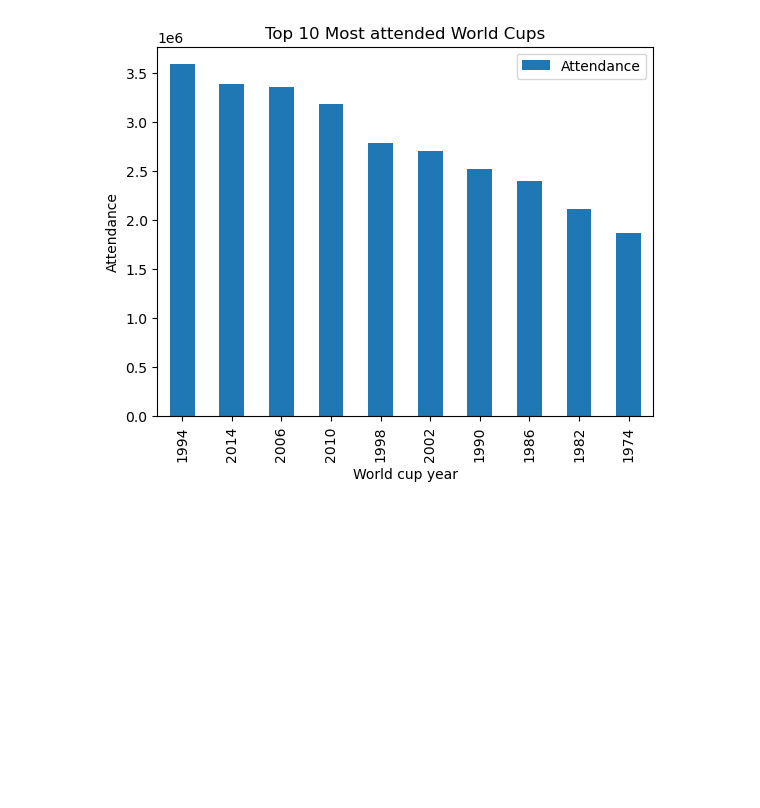
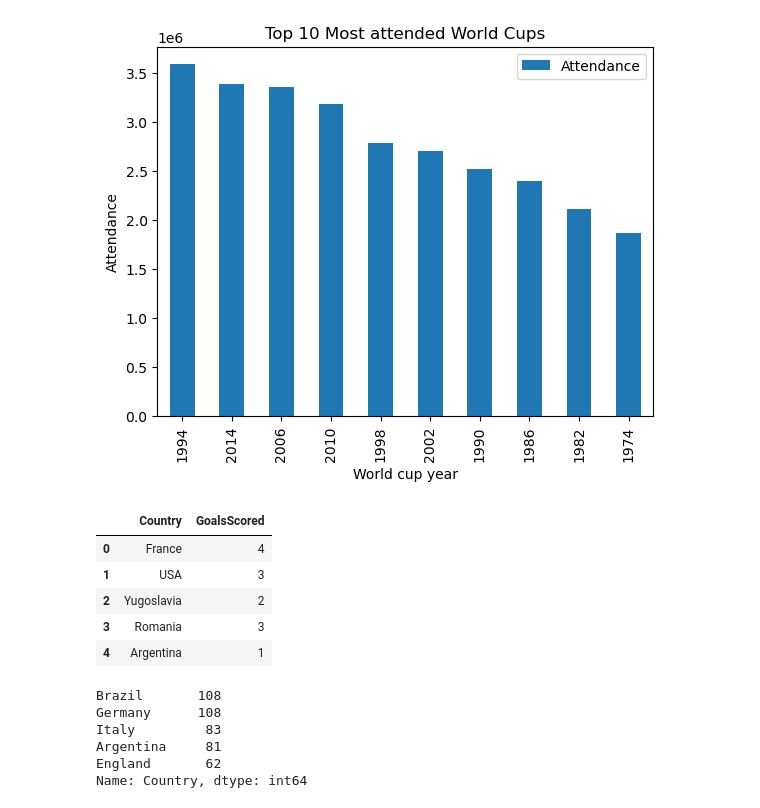
Before and after one commit to Adroit10/FIFA-World-Cup-Analysis, a Jupyter notebook: EDA.ipynb, the cells around one changed output. Drawn from its saved outputs; the diff is of its cells as text; code cells hidden in the pictures; blank space fills up the shorter version.

```diff
--- a/EDA.ipynb
+++ b/EDA.ipynb
@@ -475,3 +482,22 @@ plt.show()
 # %% [output]
 <Figure size 1200x800 with 0 Axes>
 [figure]
+# %%
+goals.head()
+# %% [output]
+|  | Country | GoalsScored |
+| 0 | France | 4 |
+| 1 | USA | 3 |
+| 2 | Yugoslavia | 2 |
+| 3 | Romania | 3 |
+| 4 | Argentina | 1 |
+# %%
+most_matches_played=goals['Country'].value_counts()[:5]
+most_matches_played
+# %% [output]
+Brazil       108
+Germany      108
+Italy         83
+Argentina     81
+England       62
+Name: Country, dtype: int64
```
Also changed, not shown: parts of 11 cells of this notebook.
